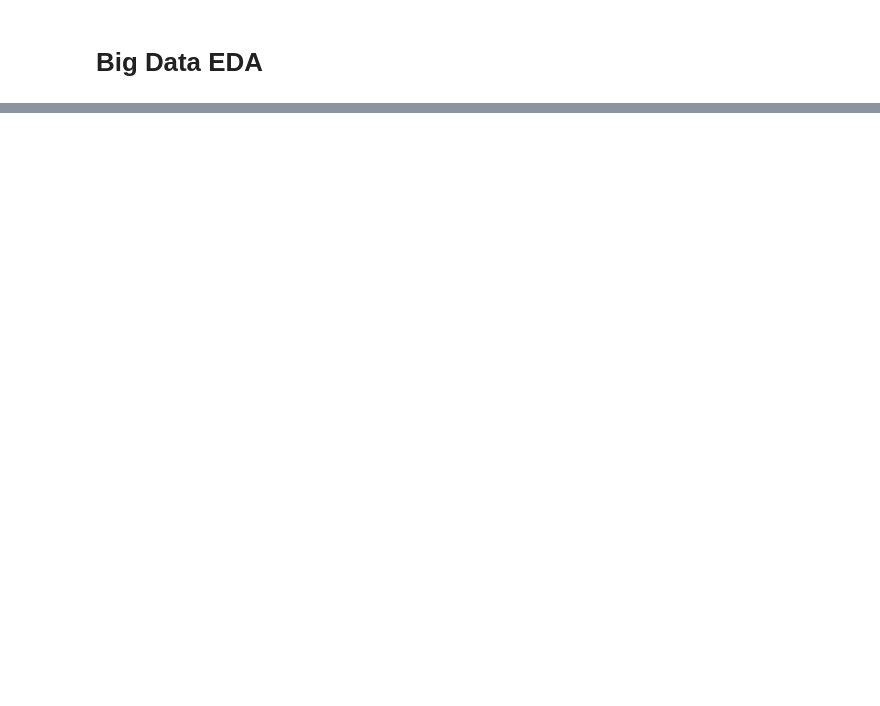
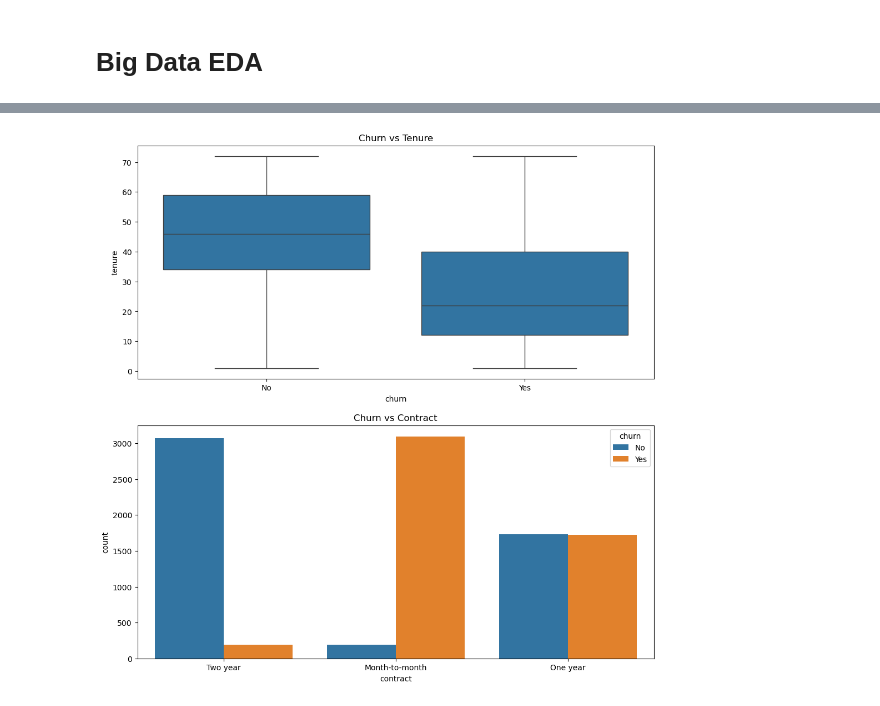
Before and after one commit to Ash2oP/first-end-to-end-ml-project, a Jupyter notebook: notebooks/03_big_data_eda.ipynb, the cells around one changed output, grey strips where cells are left out. Saved outputs shown, nothing was run; the diff lists cells and outputs as text; code cells hidden in the pictures; blank space fills up the shorter version.

```diff
--- a/notebooks/03_big_data_eda.ipynb
+++ b/notebooks/03_big_data_eda.ipynb
@@ -33,0 +88,18 @@ df.head()
+# %%
+import matplotlib.pyplot as plt
+import seaborn as sns
+
+plt.figure(figsize=(12,12))
+
+plt.subplot(2,1,1)
+sns.boxplot(x="churn", y="tenure", data=df)
+plt.title("Churn vs Tenure")
+
+plt.subplot(2,1,2)
+sns.countplot(x="contract", hue="churn", data=df)
+plt.title("Churn vs Contract")
+
+
+plt.show()
+# %% [output]
+[figure, added]
```
Also changed, not shown: parts of 19 cells of this notebook.
